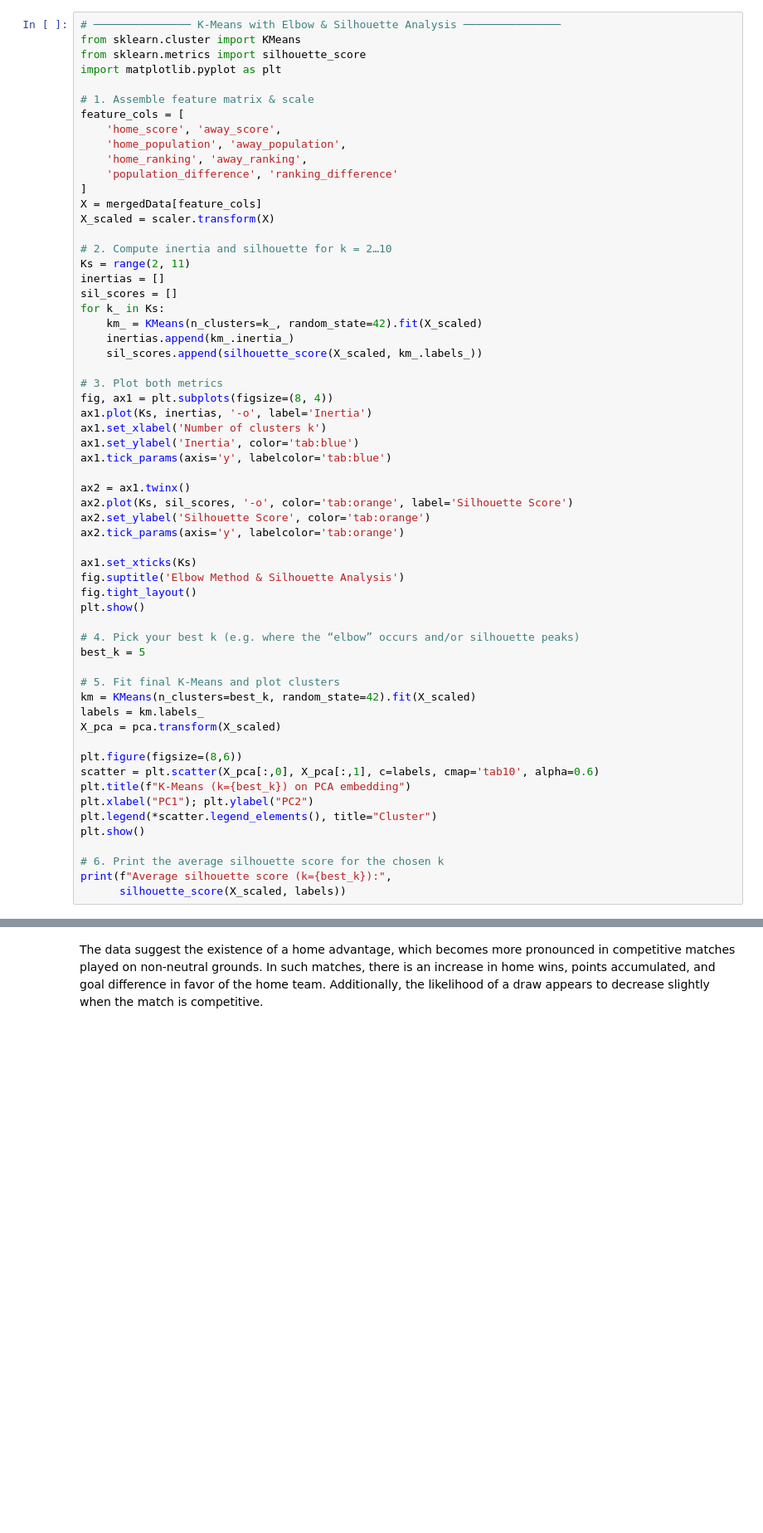
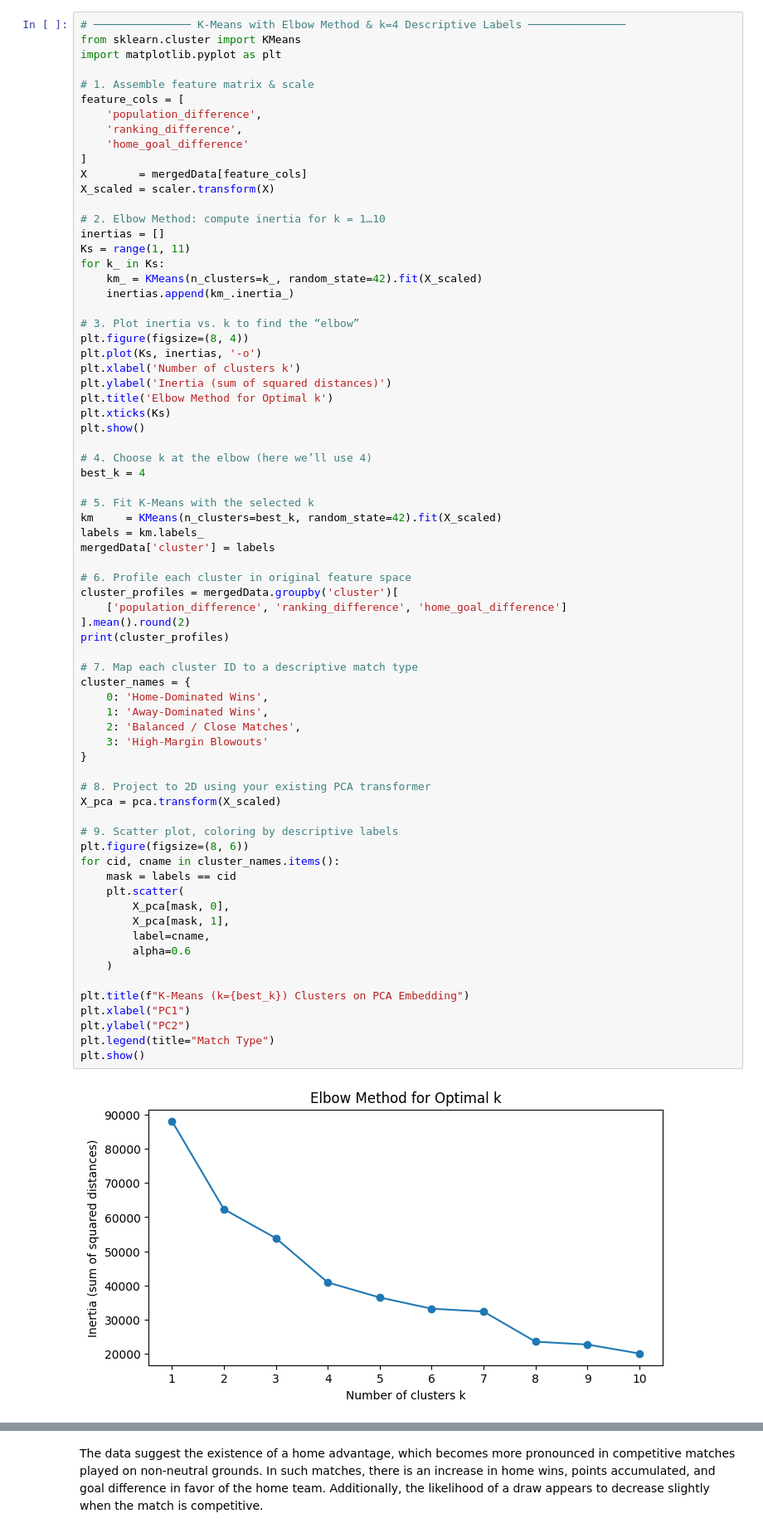
Before and after one commit to LucasHemm/Exam_AI, a Jupyter notebook: AI_Exam.ipynb, the cells around one changed output, grey strips where cells are left out. Shown at 83% size. Saved outputs shown, nothing was run; the diff lists cells and outputs as text; blank space fills up the shorter version.

```diff
--- a/AI_Exam.ipynb
+++ b/AI_Exam.ipynb
@@ -243,60 +264,73 @@ print("Explained variance ratio:", pca.explained_variance_ratio_)
 # %%
-# ─────────────── K-Means with Elbow & Silhouette Analysis ───────────────
+# ─────────────── K-Means with Elbow Method & k=4 Descriptive Labels ───────────────
 from sklearn.cluster import KMeans
-from sklearn.metrics import silhouette_score
 import matplotlib.pyplot as plt
 
 # 1. Assemble feature matrix & scale
 feature_cols = [
-    'home_score', 'away_score',
-    'home_population', 'away_population',
-    'home_ranking', 'away_ranking',
-    'population_difference', 'ranking_difference'
+    'population_difference',
+    'ranking_difference',
+    'home_goal_difference'
 ]
-X = mergedData[feature_cols]
+X        = mergedData[feature_cols]
 X_scaled = scaler.transform(X)
 
-# 2. Compute inertia and silhouette for k = 2…10
-Ks = range(2, 11)
+# 2. Elbow Method: compute inertia for k = 1…10
 inertias = []
-sil_scores = []
+Ks = range(1, 11)
 for k_ in Ks:
     km_ = KMeans(n_clusters=k_, random_state=42).fit(X_scaled)
     inertias.append(km_.inertia_)
-    sil_scores.append(silhouette_score(X_scaled, km_.labels_))
 
-# 3. Plot both metrics
-fig, ax1 = plt.subplots(figsize=(8, 4))
-ax1.plot(Ks, inertias, '-o', label='Inertia')
-ax1.set_xlabel('Number of clusters k')
-ax1.set_ylabel('Inertia', color='tab:blue')
-ax1.tick_params(axis='y', labelcolor='tab:blue')
-
-ax2 = ax1.twinx()
-ax2.plot(Ks, sil_scores, '-o', color='tab:orange', label='Silhouette Score')
-ax2.set_ylabel('Silhouette Score', color='tab:orange')
-ax2.tick_params(axis='y', labelcolor='tab:orange')
-
-ax1.set_xticks(Ks)
-fig.suptitle('Elbow Method & Silhouette Analysis')
-fig.tight_layout()
+# 3. Plot inertia vs. k to find the “elbow”
+plt.figure(figsize=(8, 4))
+plt.plot(Ks, inertias, '-o')
+plt.xlabel('Number of clusters k')
+plt.ylabel('Inertia (sum of squared distances)')
+plt.title('Elbow Method for Optimal k')
+plt.xticks(Ks)
 plt.show()
 
-# 4. Pick your best k (e.g. where the “elbow” occurs and/or silhouette peaks)
-best_k = 5
+# 4. Choose k at the elbow (here we’ll use 4)
+best_k = 4
 
-# 5. Fit final K-Means and plot clusters
-km = KMeans(n_clusters=best_k, random_state=42).fit(X_scaled)
+# 5. Fit K-Means with the selected k
+km     = KMeans(n_clusters=best_k, random_state=42).fit(X_scaled)
 labels = km.labels_
+mergedData['cluster'] = labels
+
+# 6. Profile each cluster in original feature space
+cluster_profiles = mergedData.groupby('cluster')[
+    ['population_difference', 'ranking_difference', 'home_goal_difference']
+].mean().round(2)
+print(cluster_profiles)
+
+# 7. Map each cluster ID to a descriptive match type
+cluster_names = {
+    0: 'Home-Dominated Wins',
+    1: 'Away-Dominated Wins',
+    2: 'Balanced / Close Matches',
+    3: 'High-Margin Blowouts'
+}
+
+# 8. Project to 2D using your existing PCA transformer
 X_pca = pca.transform(X_scaled)
 
-plt.figure(figsize=(8,6))
-scatter = plt.scatter(X_pca[:,0], X_pca[:,1], c=labels, cmap='tab10', alpha=0.6)
-plt.title(f"K-Means (k={best_k}) on PCA embedding")
-plt.xlabel("PC1"); plt.ylabel("PC2")
-plt.legend(*scatter.legend_elements(), title="Cluster")
+# 9. Scatter plot, coloring by descriptive labels
+plt.figure(figsize=(8, 6))
+for cid, cname in cluster_names.items():
+    mask = labels == cid
+    plt.scatter(
+        X_pca[mask, 0],
+        X_pca[mask, 1],
+        label=cname,
+        alpha=0.6
+    )
+
+plt.title(f"K-Means (k={best_k}) Clusters on PCA Embedding")
+plt.xlabel("PC1")
+plt.ylabel("PC2")
+plt.legend(title="Match Type")
 plt.show()
-
-# 6. Print the average silhouette score for the chosen k
-print(f"Average silhouette score (k={best_k}):",
-      silhouette_score(X_scaled, labels))
+# %% [output]
+[figure, added]
```
Also changed, not shown: parts of 16 cells of this notebook.
